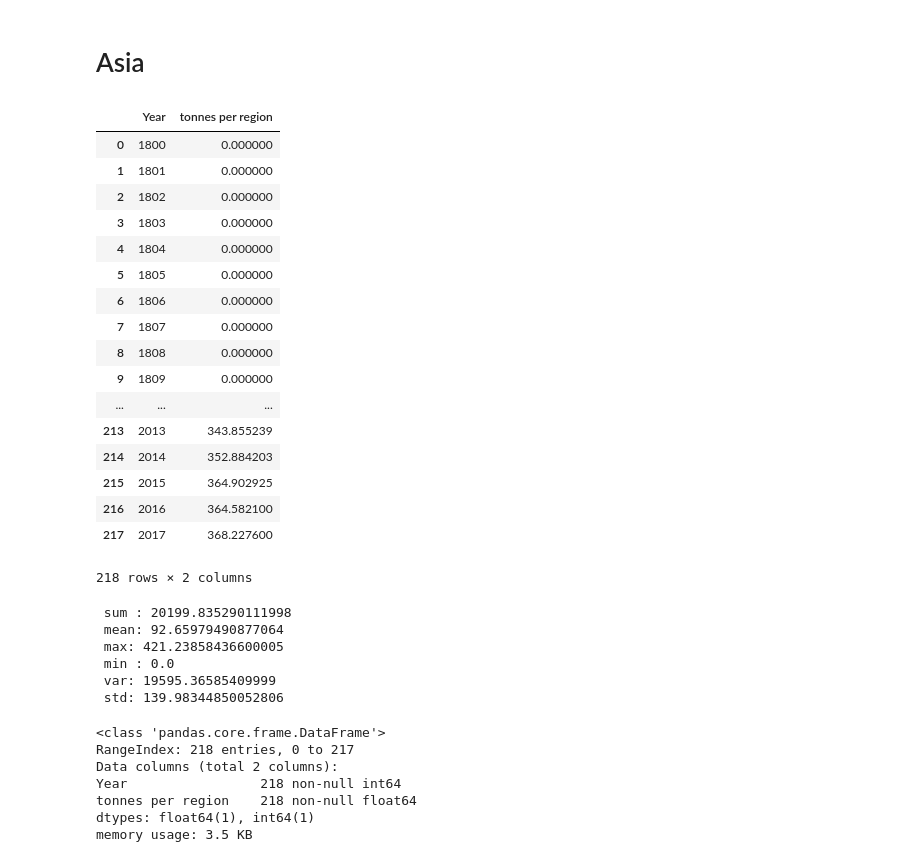
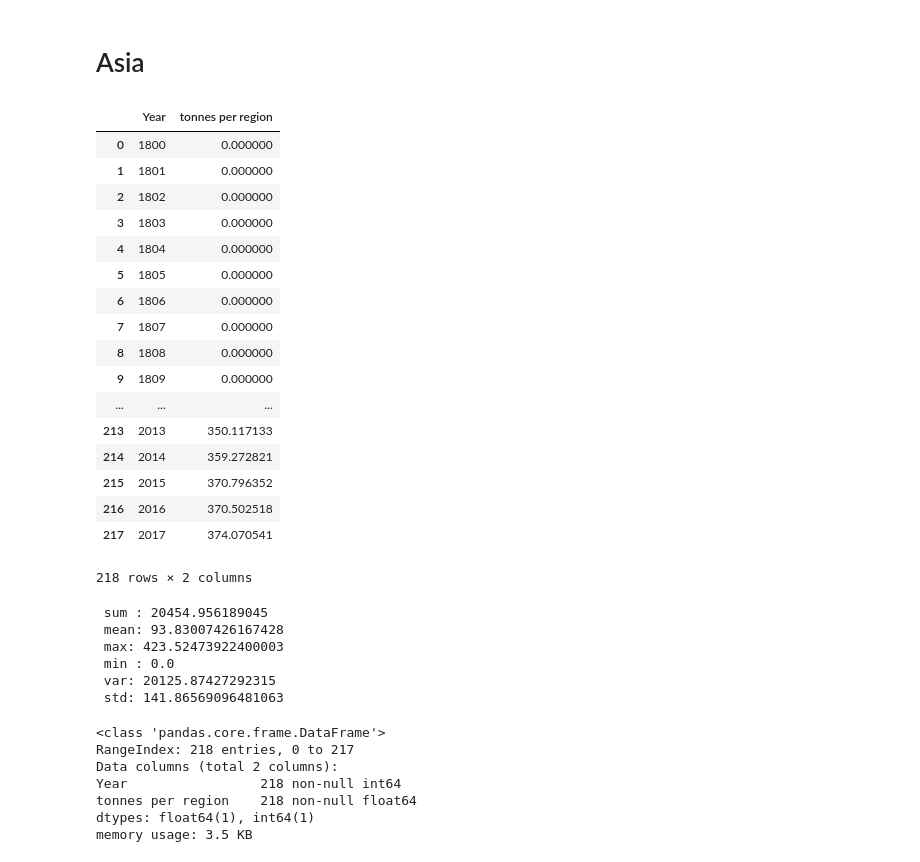
Before and after one commit to WMcWilliams15/NSS-Capstone, a Jupyter notebook: Notebooks/co2 emissions per capita.ipynb, the cells around one changed output. Cells and saved outputs as stored; diff of their text form; code cells hidden in the pictures.

```diff
--- a/Notebooks/co2 emissions for countries going back to 1880.ipynb
+++ b/Notebooks/co2 emissions per capita.ipynb
@@ -25,8 +25,8 @@ co2_by_country.head()
 | 3 | Afghanistan | 1803 | 0.0 |
 | 4 | Afghanistan | 1804 | 0.0 |
 # %%
-co2_by_country = co2_by_country.rename(columns={'Per capita CO₂ emissions (tonnes per capita)': 'tonnes per region'})
-co2_by_country
+co2_by_country_per_capita = co2_by_country_per_capita.rename(columns={'Per capita CO₂ emissions (tonnes per capita)': 'tonnes per region'})
+co2_by_country_per_capita
 # %% [output]
 |  | Entity | Year | tonnes per region |
 | 0 | Afghanistan | 1800 | 0.000000 |
@@ -225,31 +221,31 @@ array([[<matplotlib.axes._subplots.AxesSubplot object at 0x...>,
 # %%
 asia = [
             'Afghanistan', 'Armenia', 'Azerbaijan', 'Bahrain', 'Bangladesh', 'Bhutan', 'Brunei', 'Cambodia', 'China',
-            'Cyprus', 'Georgia', 'India', 'Indonesia', 'Iran', 'Iraq', 'Israel', 'Japan', 'Jordan', 'Kazakhstan', 'Kuwait',
+            'Cyprus', 'Hong Kong', 'Georgia', 'India', 'Indonesia', 'Iran', 'Iraq', 'Israel', 'Japan', 'Jordan', 'Kazakhstan', 'Kuwait',
             'Kyrgyzstan', 'Laos', 'Lebanon', 'Malaysia', 'Maldives', 'Mongolia', 'Myanmar', 'Nepal', 'North Korea', 'Oman',
             'Pakistan', 'Palestine', 'Philippines', 'Qatar', 'Russia', 'Saudi Arabia', 'Singapore', 'South Korea',
             'Sri Lanka', 'Syria', 'Taiwan', 'Tajikistan', 'Thailand', 'Timor-Leste', 'Turkey', 'Turkmenistan',
             'United Arab Emirates', 'Uzbekistan', 'Vietnam', 'Yemen'
        ]
 # %%
-asia_df = grouping_countries(co2_by_country, asia, 'Entity', 'Year')
+asia_df = grouping_countries(co2_by_country_per_capita, asia, 'Entity', 'Year')
 asia_df
 # %% [output]
 |  | Year | tonnes per region |
 | 0 | 1800 | 0.000000 |
 | 1 | 1801 | 0.000000 |
 | 2 | 1802 | 0.000000 |
 | 3 | 1803 | 0.000000 |
 | 4 | 1804 | 0.000000 |
 | 5 | 1805 | 0.000000 |
 | 6 | 1806 | 0.000000 |
 | 7 | 1807 | 0.000000 |
 | 8 | 1808 | 0.000000 |
 | 9 | 1809 | 0.000000 |
 | ... | ... | ... |
-| 213 | 2013 | 343.855239 |
-| 214 | 2014 | 352.884203 |
-| 215 | 2015 | 364.902925 |
-| 216 | 2016 | 364.582100 |
-| 217 | 2017 | 368.227600 |
+| 213 | 2013 | 350.117133 |
+| 214 | 2014 | 359.272821 |
+| 215 | 2015 | 370.796352 |
+| 216 | 2016 | 370.502518 |
+| 217 | 2017 | 374.070541 |
 218 rows × 2 columns
@@ -258,12 +252,12 @@ asia_df.to_csv('asia_emissions.csv')
 # %%
 get_aggs(asia_df, 'tonnes per region')
 # %% [output]
- sum : 20199.835290111998
- mean: 92.65979490877064
- max: 421.23858436600005
+ sum : 20454.956189045
+ mean: 93.83007426167428
+ max: 423.52473922400003
  min : 0.0
- var: 19595.36585409999
- std: 139.98344850052806
+ var: 20125.87427292315
+ std: 141.86569096481063
 # %%
 asia_df.info()
 # %% [output]
```
Also changed, not shown: parts of 25 cells of this notebook, 40 other files.
